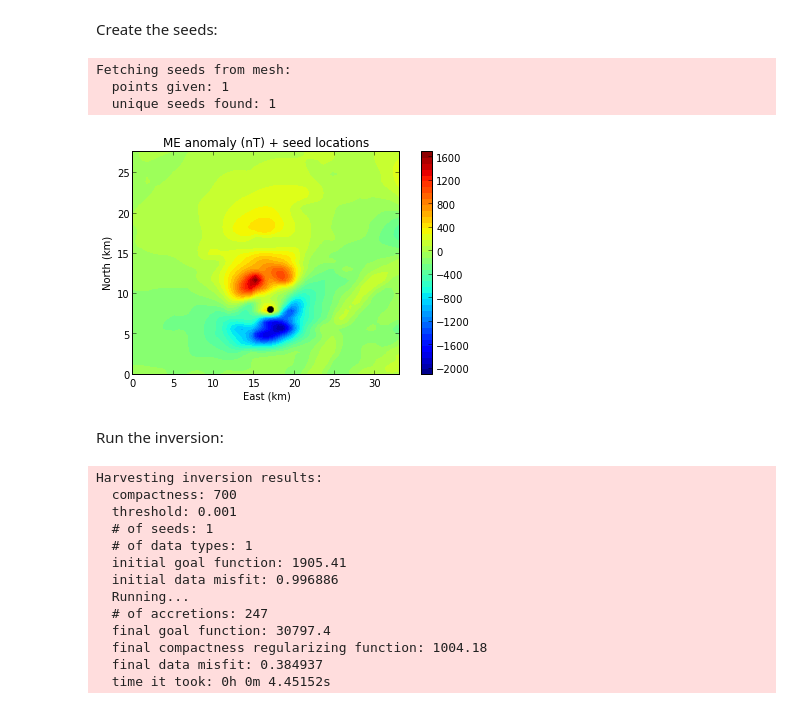
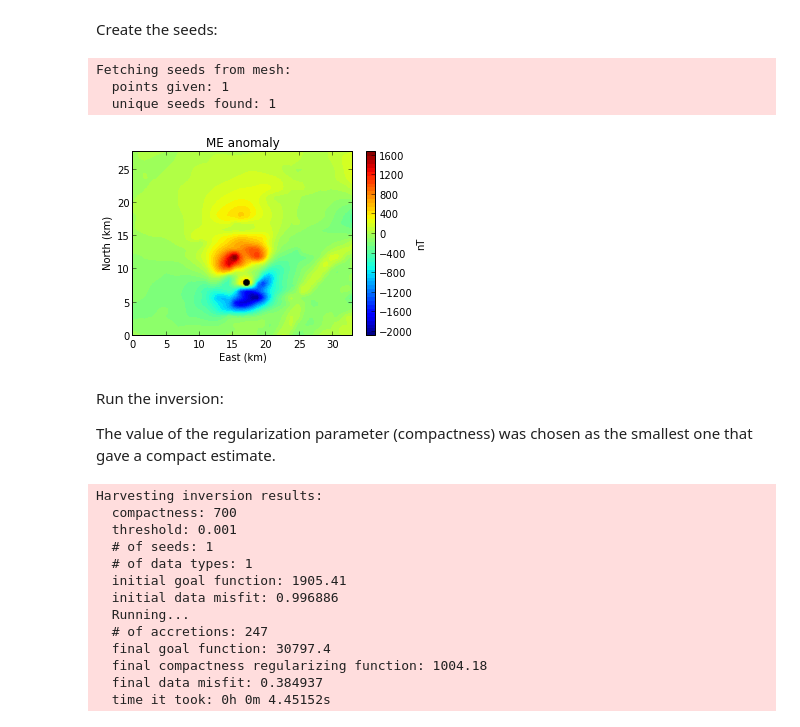
Before and after one commit to leouieda/agu-cancun2013, a Jupyter notebook: notebooks/ME-inversion.ipynb, the cells around one changed output. Saved outputs shown, nothing was run; the diff lists cells and outputs as text; code cells hidden in the pictures.

```diff
--- a/notebooks/ME-inversion.ipynb
+++ b/notebooks/ME-inversion.ipynb
@@ -82,27 +82,31 @@ Create the seeds:
 # %%
 # Alter the magnetization to seed what range works
 propME = dict(props['total'])
 locations = [[8000,  17000, 1, propME]]
 #locations = [[8000,  17000, 1, propME], [17000,  16000, 500, propME]]
 seeds = gravmag.harvester.sow(locations, mesh)
 
-mpl.figure(figsize=(8,4))
+mpl.figure(figsize=(5,3.3))
 mpl.axis('scaled')
-mpl.title('ME anomaly (nT) + seed locations')
-mpl.contourf(y, x, tf, (60, 60), 40, interp=True)
-mpl.colorbar()
+mpl.title('ME anomaly')
+mpl.contourf(y, x, tf, (100, 100), 60, interp=True)
+cb = mpl.colorbar()
+cb.set_label('nT')
 for s in locations:
     mpl.plot(s[1], s[0], 'ok')
 mpl.xlabel('East (km)')
 mpl.ylabel('North (km)')
 mpl.m2km()
+mpl.savefig('ME-data_seeds.png')
 # %% [output]
 Fetching seeds from mesh:
   points given: 1
   unique seeds found: 1
-[figure, old version]
+[figure, new version]
-# %% [markdown]
-Run the inversion:
+# %% [markdown]
+Run the inversion:
+
+The value of the regularization parameter (compactness) was chosen as the smallest one that gave a compact estimate.
 # %%
 estimate, predicted = gravmag.harvester.harvest(data, seeds, mesh, 700, 0.001)
 
```
Also changed, not shown: parts of 6 cells of this notebook.
